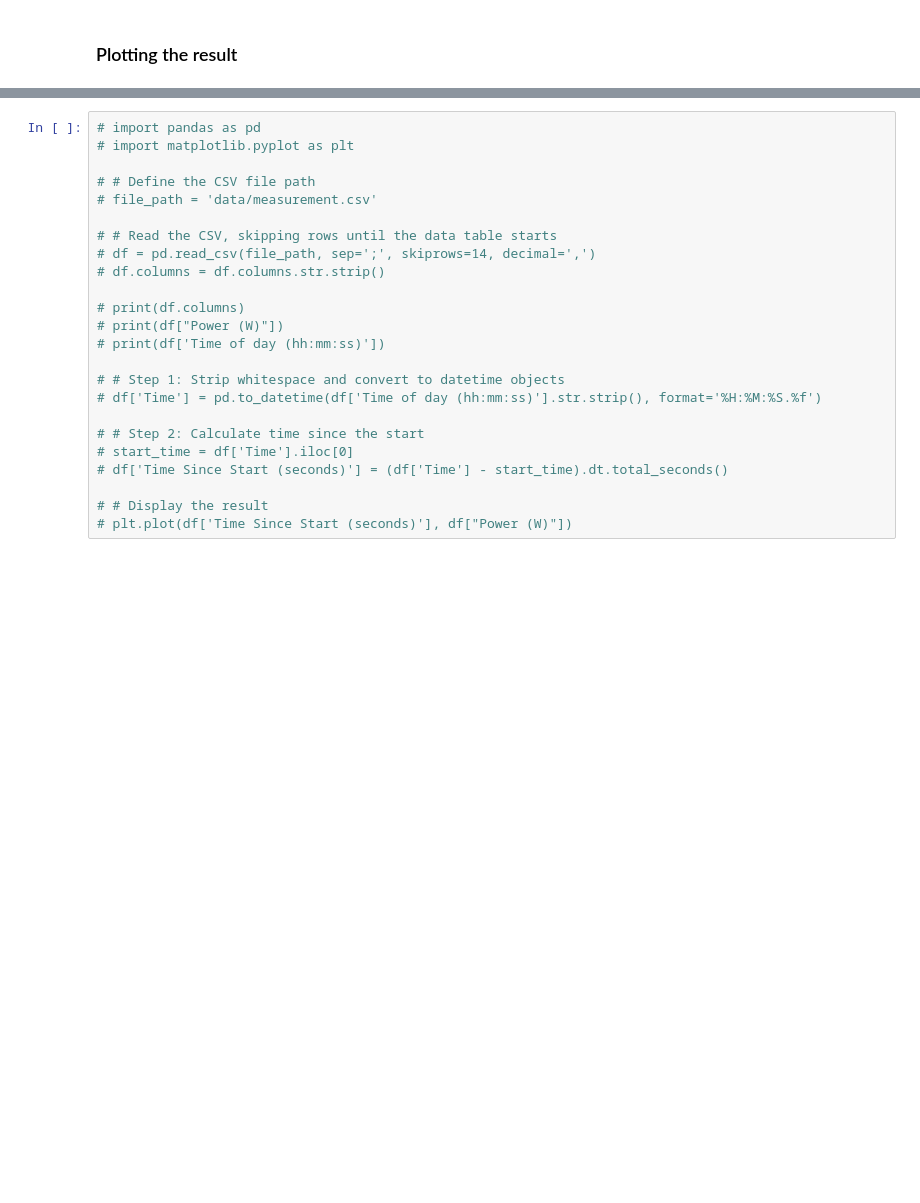
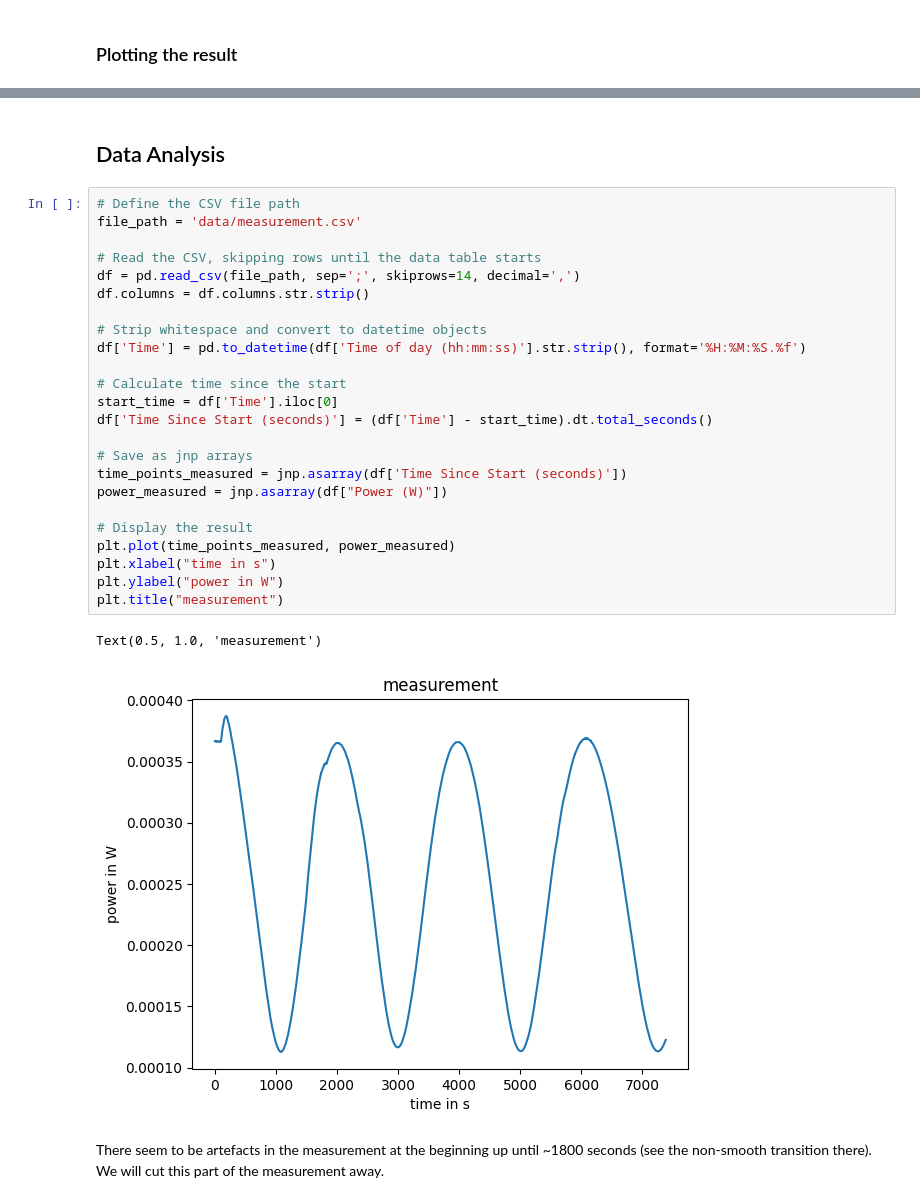
Before and after one commit to leo1200/thin-films, a Jupyter notebook: notebooks/one_growing_layer.ipynb, the cells around one changed output, grey strips where cells are left out. Cells and saved outputs as stored; diff of their text form; blank space fills up the shorter version.

```diff
--- a/notebooks/one_growing_layer.ipynb
+++ b/notebooks/one_growing_layer.ipynb
@@ -99,24 +127,31 @@ plt.legend(loc="upper right")
+# %% [markdown]
+## Data Analysis
 # %%
-# import pandas as pd
-# import matplotlib.pyplot as plt
+# Define the CSV file path
+file_path = 'data/measurement.csv'
 
-# # Define the CSV file path
-# file_path = 'data/measurement.csv'
+# Read the CSV, skipping rows until the data table starts
+df = pd.read_csv(file_path, sep=';', skiprows=14, decimal=',')
+df.columns = df.columns.str.strip()
 
-# # Read the CSV, skipping rows until the data table starts
-# df = pd.read_csv(file_path, sep=';', skiprows=14, decimal=',')
-# df.columns = df.columns.str.strip()
+# Strip whitespace and convert to datetime objects
+df['Time'] = pd.to_datetime(df['Time of day (hh:mm:ss)'].str.strip(), format='%H:%M:%S.%f')
 
-# print(df.columns)
-# print(df["Power (W)"])
-# print(df['Time of day (hh:mm:ss)'])
+# Calculate time since the start
+start_time = df['Time'].iloc[0]
+df['Time Since Start (seconds)'] = (df['Time'] - start_time).dt.total_seconds()
 
-# # Step 1: Strip whitespace and convert to datetime objects
-# df['Time'] = pd.to_datetime(df['Time of day (hh:mm:ss)'].str.strip(), format='%H:%M:%S.%f')
+# Save as jnp arrays
+time_points_measured = jnp.asarray(df['Time Since Start (seconds)'])
+power_measured = jnp.asarray(df["Power (W)"])
 
-# # Step 2: Calculate time since the start
-# start_time = df['Time'].iloc[0]
-# df['Time Since Start (seconds)'] = (df['Time'] - start_time).dt.total_seconds()
-
-# # Display the result
-# plt.plot(df['Time Since Start (seconds)'], df["Power (W)"])
+# Display the result
+plt.plot(time_points_measured, power_measured)
+plt.xlabel("time in s")
+plt.ylabel("power in W")
+plt.title("measurement")
+# %% [output]
+Text(0.5, 1.0, 'measurement')
+[figure, added]
+# %% [markdown]
+There seem to be artefacts in the measurement at the beginning up until ~1800 seconds (see the non-smooth transition there). We will cut this part of the measurement away.
```
Also changed, not shown: parts of 11 cells of this notebook, 1 other file.
